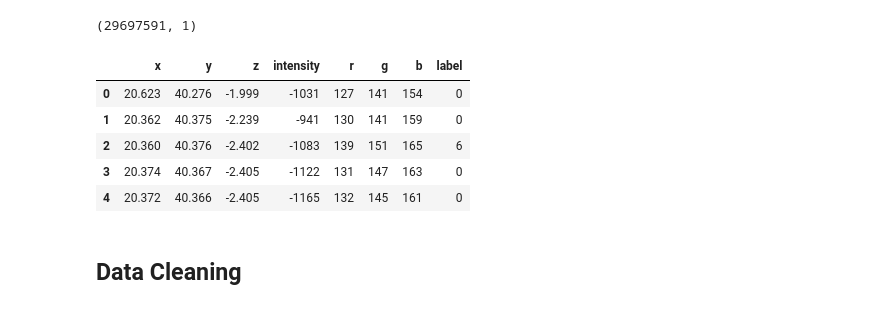
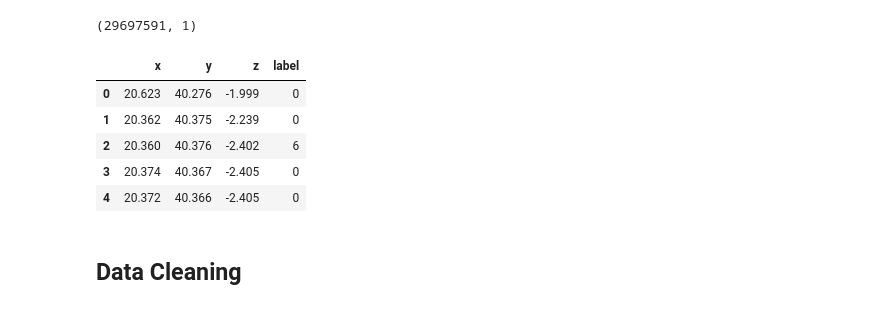
Before and after one commit to AlexandreBrown/Point-Cloud-Deep-Learning, a Jupyter notebook: PointNet/point_net.ipynb, the cells around one changed output. Drawn from its saved outputs; the diff is of its cells as text; code cells hidden in the pictures.

```diff
--- a/PointNet/point_net.ipynb
+++ b/PointNet/point_net.ipynb
@@ -40,16 +42,16 @@ labels_df.shape
 # %% [output]
 (29697591, 1)
 # %%
-df = pd.concat([X_df, labels_df], axis=1)
+df = pd.concat([X_df[['x', 'y', 'z']], labels_df], axis=1)
 
 df.head()
 # %% [output]
-|  | x | y | z | intensity | r | g | b | label |
-| 0 | 20.623 | 40.276 | -1.999 | -1031 | 127 | 141 | 154 | 0 |
-| 1 | 20.362 | 40.375 | -2.239 | -941 | 130 | 141 | 159 | 0 |
-| 2 | 20.360 | 40.376 | -2.402 | -1083 | 139 | 151 | 165 | 6 |
-| 3 | 20.374 | 40.367 | -2.405 | -1122 | 131 | 147 | 163 | 0 |
-| 4 | 20.372 | 40.366 | -2.405 | -1165 | 132 | 145 | 161 | 0 |
+|  | x | y | z | label |
+| 0 | 20.623 | 40.276 | -1.999 | 0 |
+| 1 | 20.362 | 40.375 | -2.239 | 0 |
+| 2 | 20.360 | 40.376 | -2.402 | 6 |
+| 3 | 20.374 | 40.367 | -2.405 | 0 |
+| 4 | 20.372 | 40.366 | -2.405 | 0 |
 # %% [markdown]
 ## Data Cleaning
 # %% [markdown]
```
Also changed, not shown: parts of 14 cells of this notebook.
